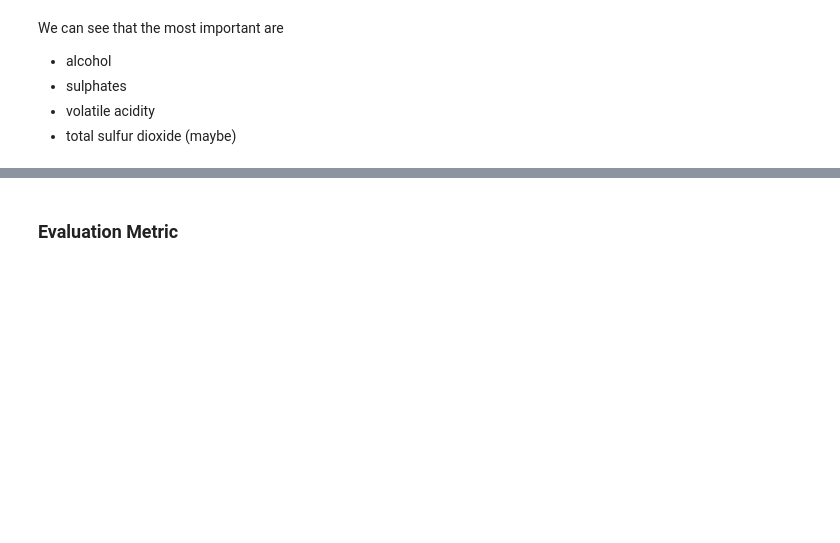
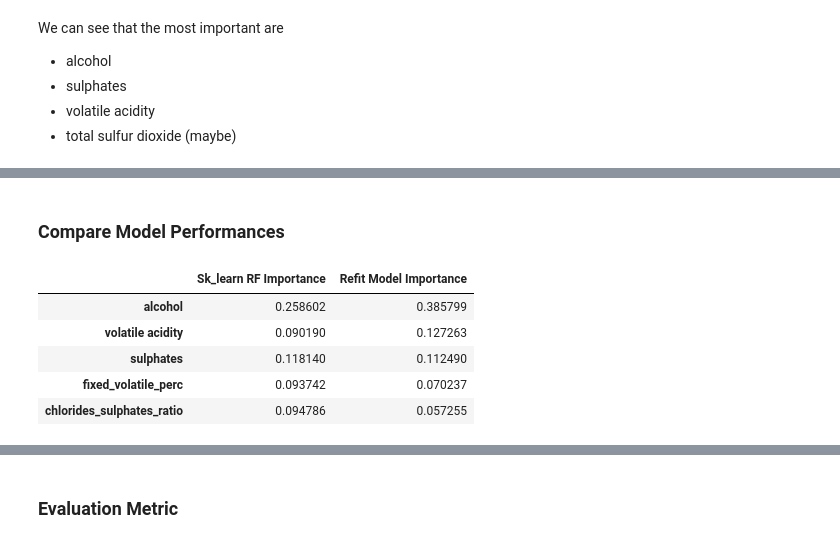
Before and after one commit to malctaylor15/Wine_Quality, a Jupyter notebook: Wine Linear Regression and Random Forest.ipynb, the cells around one changed output, grey strips where cells are left out. Saved outputs shown, nothing was run; the diff lists cells and outputs as text; code cells hidden in the pictures; blank space fills up the shorter version.

```diff
--- a/Wine Quality.ipynb
+++ b/Wine Linear Regression and Random Forest.ipynb
@@ -325,0 +502,11 @@ We can see that the most important are
+# %% [markdown]
+### Compare Model Performances
+# %%
+feature_importances.sort_values(by = ["Refit Model Importance"], ascending=False).head()
+# %% [output]
+|  | Sk_learn RF Importance | Refit Model Importance |
+| alcohol | 0.258602 | 0.385799 |
+| volatile acidity | 0.090190 | 0.127263 |
+| sulphates | 0.118140 | 0.112490 |
+| fixed_volatile_perc | 0.093742 | 0.070237 |
+| chlorides_sulphates_ratio | 0.094786 | 0.057255 |
```
Also changed, not shown: parts of 51 cells of this notebook.
